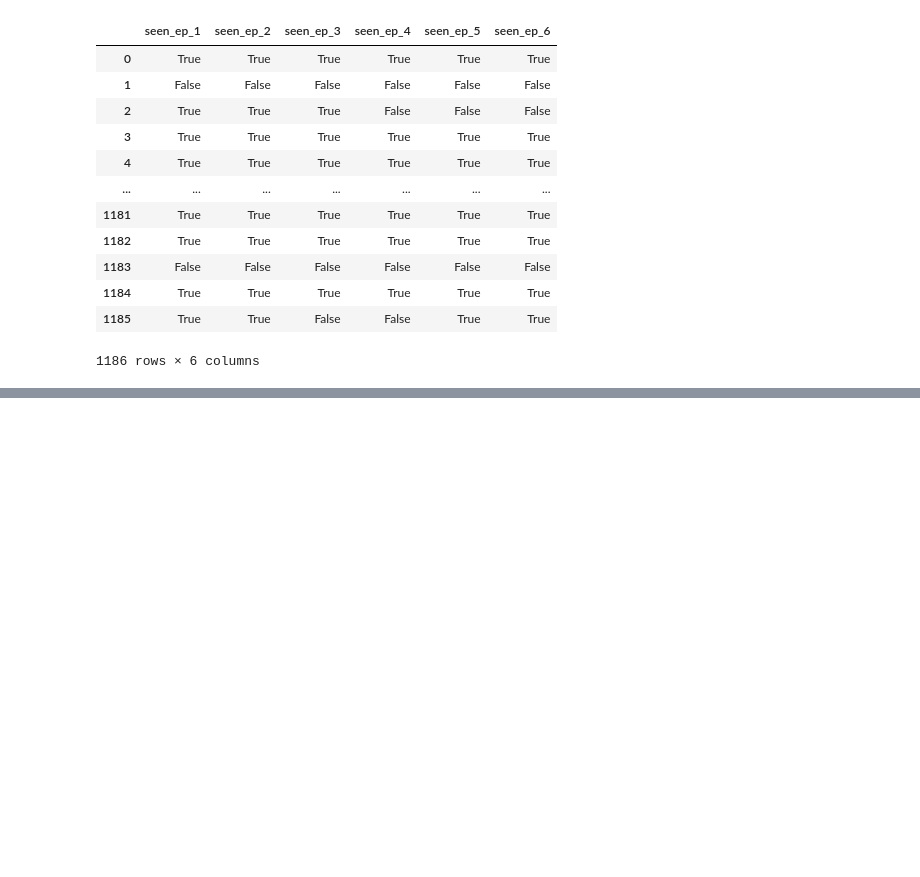
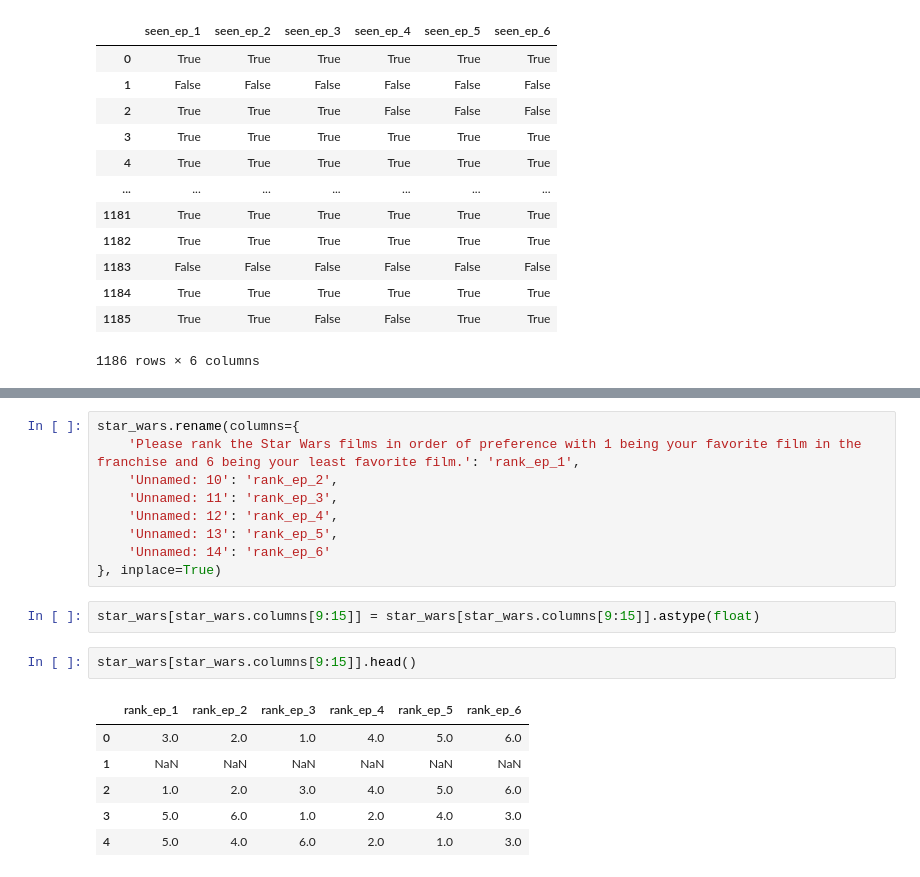
Before and after one commit to JamesDWilkinson/Star-Wars-Survey, a Jupyter notebook: Basics.ipynb, the cells around one changed output, grey strips where cells are left out. Drawn from its saved outputs; the diff is of its cells as text; blank space fills up the shorter version.

Commit message:
Cleaned the Episode Ranking Columns

```diff
--- a/Basics.ipynb
+++ b/Basics.ipynb
@@ -196,0 +205,20 @@ Name: seen_ep_6, dtype: int64
+# %%
+star_wars.rename(columns={
+    'Please rank the Star Wars films in order of preference with 1 being your favorite film in the franchise and 6 being your least favorite film.': 'rank_ep_1',
+    'Unnamed: 10': 'rank_ep_2',
+    'Unnamed: 11': 'rank_ep_3',
+    'Unnamed: 12': 'rank_ep_4',
+    'Unnamed: 13': 'rank_ep_5',
+    'Unnamed: 14': 'rank_ep_6'
+}, inplace=True)
+# %%
+star_wars[star_wars.columns[9:15]] = star_wars[star_wars.columns[9:15]].astype(float)
+# %%
+star_wars[star_wars.columns[9:15]].head()
+# %% [output]
+|  | rank_ep_1 | rank_ep_2 | rank_ep_3 | rank_ep_4 | rank_ep_5 | rank_ep_6 |
+| 0 | 3.0 | 2.0 | 1.0 | 4.0 | 5.0 | 6.0 |
+| 1 | NaN | NaN | NaN | NaN | NaN | NaN |
+| 2 | 1.0 | 2.0 | 3.0 | 4.0 | 5.0 | 6.0 |
+| 3 | 5.0 | 6.0 | 1.0 | 2.0 | 4.0 | 3.0 |
+| 4 | 5.0 | 4.0 | 6.0 | 2.0 | 1.0 | 3.0 |
```
Also changed, not shown: parts of 2 cells of this notebook.
